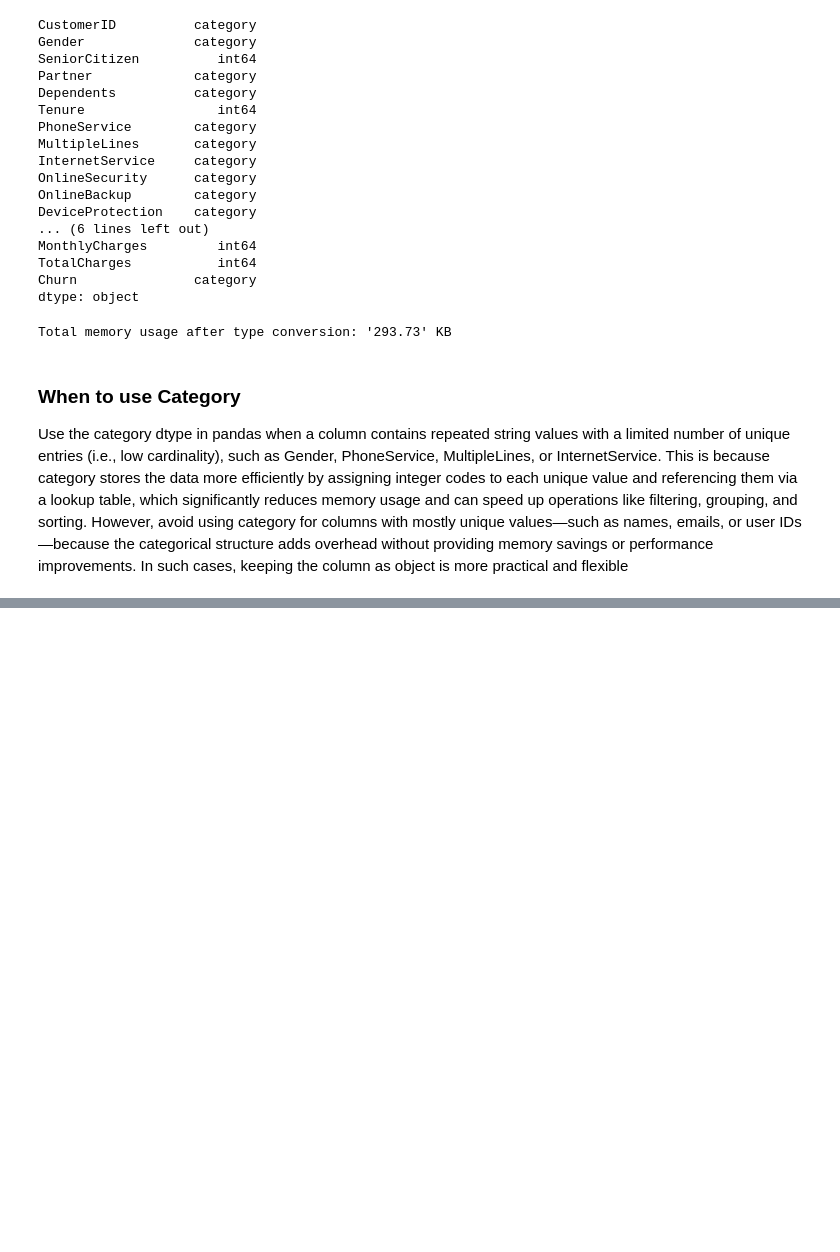
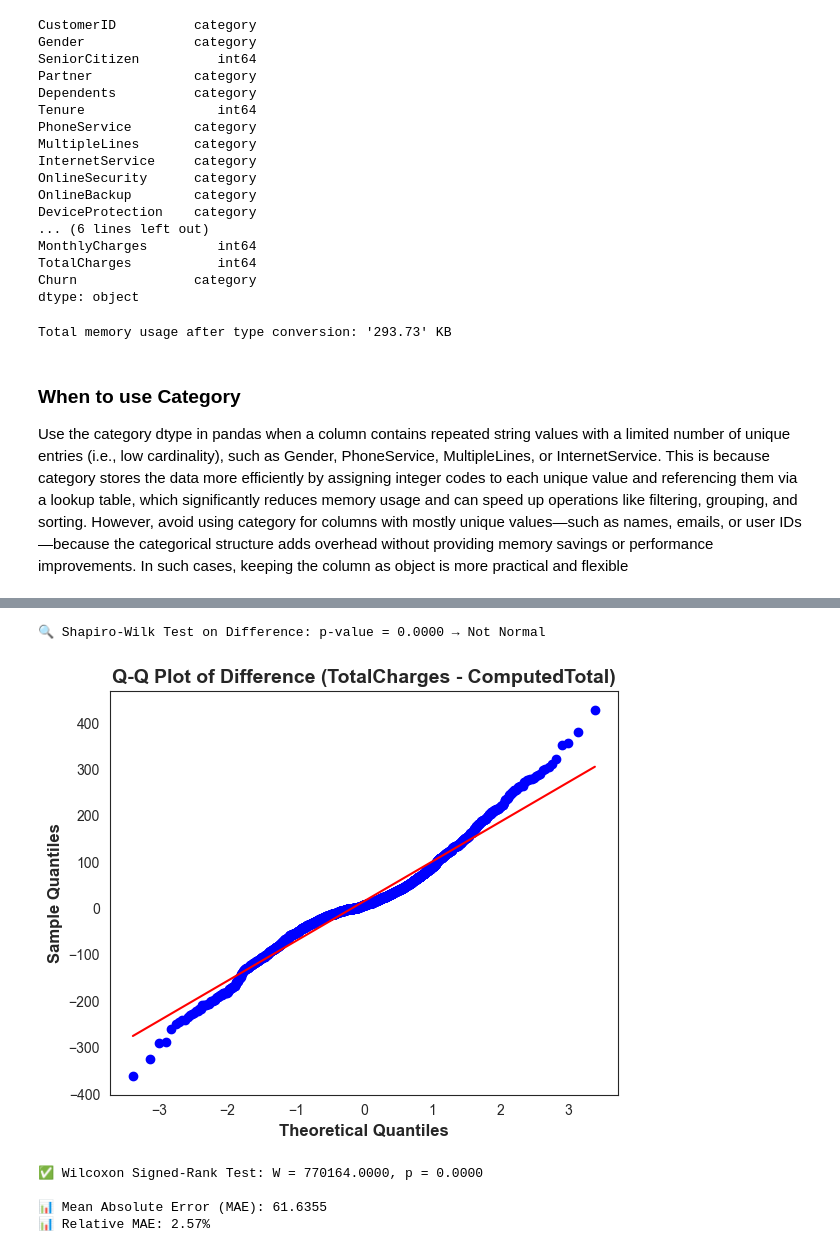
Before and after one commit to Yousfshah/Internship_Project, a Jupyter notebook: Customer_Churn_Prediction.ipynb, the cells around one changed output, grey strips where cells are left out. Cells and saved outputs as stored; diff of their text form; code cells hidden in the pictures; blank space fills up the shorter version.

```diff
--- a/Customer_Churn_Prediction.ipynb
+++ b/Customer_Churn_Prediction.ipynb
@@ -275,0 +497,53 @@ Use the category dtype in pandas when a column contains repeated string values w
+# %%
+import pandas as pd
+from scipy.stats import shapiro, ttest_rel, wilcoxon
+from sklearn.metrics import mean_absolute_error
+import matplotlib.pyplot as plt
+import scipy.stats as stats
+
+# Step 1: Create ComputedTotal and Drop Missing
+df['ComputedTotal'] = df['MonthlyCharges'] * df['Tenure']
+df_clean = df[['TotalCharges', 'ComputedTotal']].dropna()
+
+# Step 2: Compute Difference
+df_clean['Diff'] = df_clean['TotalCharges'] - df_clean['ComputedTotal']
+
+# Step 3: Check Normality of the Difference
+stat, p = shapiro(df_clean['Diff'])
+print(f"Shapiro-Wilk Test on TotalCharges and ComputedTotal Difference: p-value = {p:.4f} → {'Normal' if p > 0.05 else 'Not Normal'}")
+
+# Optional: Q-Q Plot
+plt.figure(figsize=(6, 5))
+stats.probplot(df_clean['Diff'], dist="norm", plot=plt)
+plt.title("Q-Q Plot of Difference (TotalCharges - ComputedTotal)", fontsize=14, fontweight='bold')
+plt.xlabel("Theoretical Quantiles", fontsize=12, fontweight='bold')
+plt.ylabel("Sample Quantiles", fontsize=12, fontweight='bold')
+plt.grid(False)
+plt.tight_layout()
+plt.show()
+
+# Step 4: Choose and Apply Statistical Test
+if p > 0.05:
+    # Normal difference → use Paired t-test
+    print("Use Paired t-test because the difference is normally distributed")
+    t_stat, p_val = ttest_rel(df_clean['TotalCharges'], df_clean['ComputedTotal'])
+    print(f"Paired t-test: t = {t_stat:.4f}, p = {p_val:.4f}")
+else:
+    # Non-normal difference → use Wilcoxon Signed-Rank Test
+    print("Use Wilcoxon Signed-Rank Test because the difference is not normally distributed")
+    w_stat, p_val = wilcoxon(df_clean['TotalCharges'], df_clean['ComputedTotal'])
+    print(f"Wilcoxon Signed-Rank Test: W = {w_stat:.4f}, p = {p_val:.4f}")
+
+# Step 5: Calculate MAE and Relative MAE
+mae = mean_absolute_error(df_clean['TotalCharges'], df_clean['ComputedTotal'])
+relative_mae = mae / df_clean['TotalCharges'].mean() * 100
+
+print(f"\nMean Absolute Error (MAE): {mae:.4f}")
+print(f"Relative MAE: {relative_mae:.2f}%")
+# %% [output]
+🔍 Shapiro-Wilk Test on Difference: p-value = 0.0000 → Not Normal
+[figure, added]
+✅ Wilcoxon Signed-Rank Test: W = 770164.0000, p = 0.0000
+
+📊 Mean Absolute Error (MAE): 61.6355
+📊 Relative MAE: 2.57%
```
Also changed, not shown: parts of 15 cells of this notebook.
